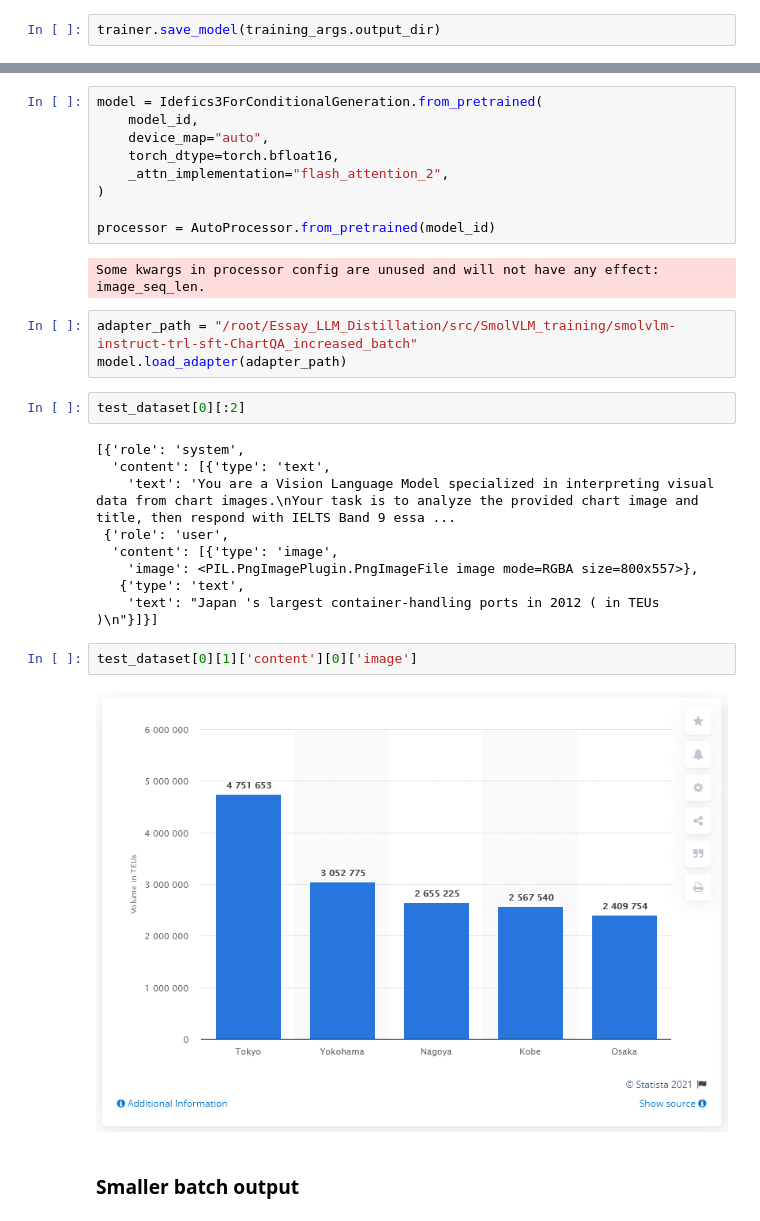
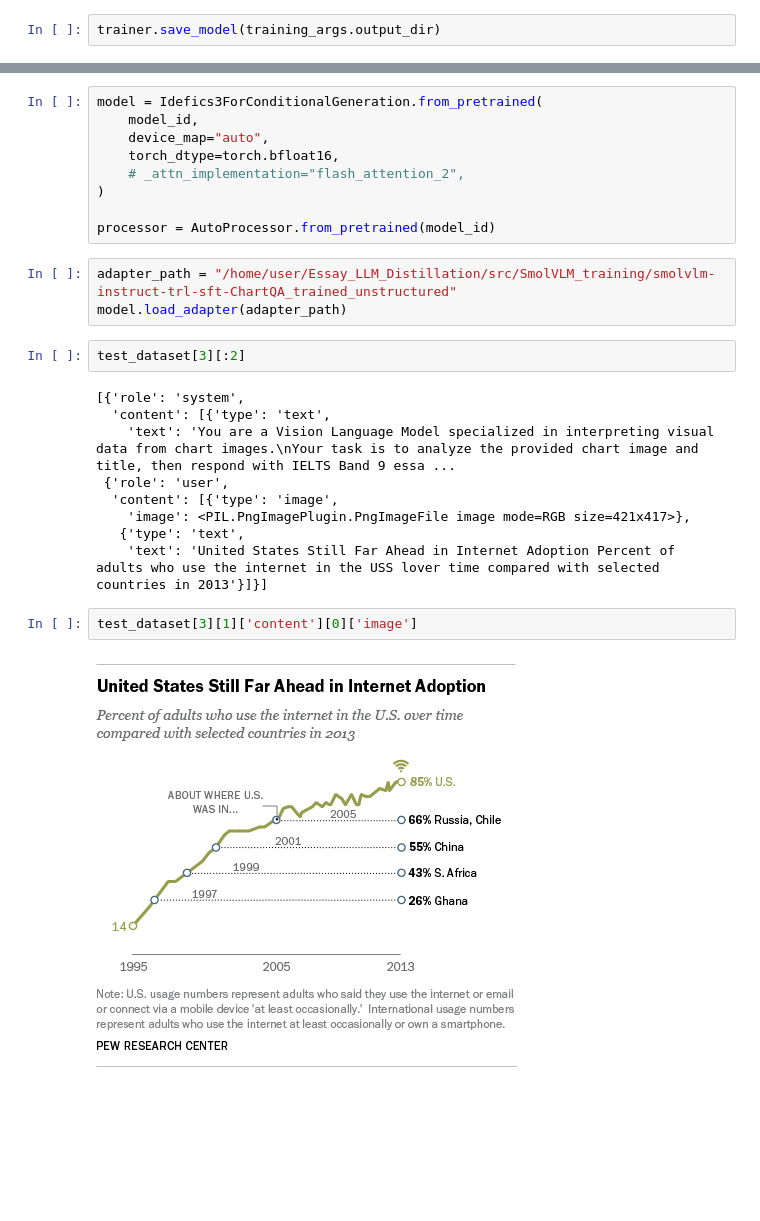
Before and after one commit to porfinogeneta/Essay_LLM_Distillation, a Jupyter notebook: src/SmolVLM_training/training.ipynb, the cells around one changed output, grey strips where cells are left out. Cells and saved outputs as stored; diff of their text form; blank space fills up the shorter version.

Commit message:
fine tuned model adapter

```diff
--- a/src/SmolVLM_training/training.ipynb
+++ b/src/SmolVLM_training/training.ipynb
@@ -305,30 +308,26 @@ model = Idefics3ForConditionalGeneration.from_pretrained(
     model_id,
     device_map="auto",
     torch_dtype=torch.bfloat16,
-    _attn_implementation="flash_attention_2",
+    # _attn_implementation="flash_attention_2",
 )
 
 processor = AutoProcessor.from_pretrained(model_id)
-# %% [output]
-Some kwargs in processor config are unused and will not have any effect: image_seq_len.
 # %%
-adapter_path = "/root/Essay_LLM_Distillation/src/SmolVLM_training/smolvlm-instruct-trl-sft-ChartQA_increased_batch"
+adapter_path = "/home/user/Essay_LLM_Distillation/src/SmolVLM_training/smolvlm-instruct-trl-sft-ChartQA_trained_unstructured"
 model.load_adapter(adapter_path)
 # %%
-test_dataset[0][:2]
+test_dataset[3][:2]
 # %% [output]
 [{'role': 'system',
   'content': [{'type': 'text',
     'text': 'You are a Vision Language Model specialized in interpreting visual data from chart images.\nYour task is to analyze the provided chart image and title, then respond with IELTS Band 9 essa ...
  {'role': 'user',
   'content': [{'type': 'image',
-    'image': <PIL.PngImagePlugin.PngImageFile image mode=RGBA size=800x557>},
+    'image': <PIL.PngImagePlugin.PngImageFile image mode=RGB size=421x417>},
    {'type': 'text',
-    'text': "Japan 's largest container-handling ports in 2012 ( in TEUs )\n"}]}]
+    'text': 'United States Still Far Ahead in Internet Adoption Percent of adults who use the internet in the USS lover time compared with selected countries in 2013'}]}]
 # %%
-test_dataset[0][1]['content'][0]['image']
+test_dataset[3][1]['content'][0]['image']
 # %% [output]
-[figure, old version]
+[figure, new version]
-# %% [markdown]
-### Smaller batch output
 # %%
```
Also changed, not shown: parts of 11 cells of this notebook, 29 other files.
